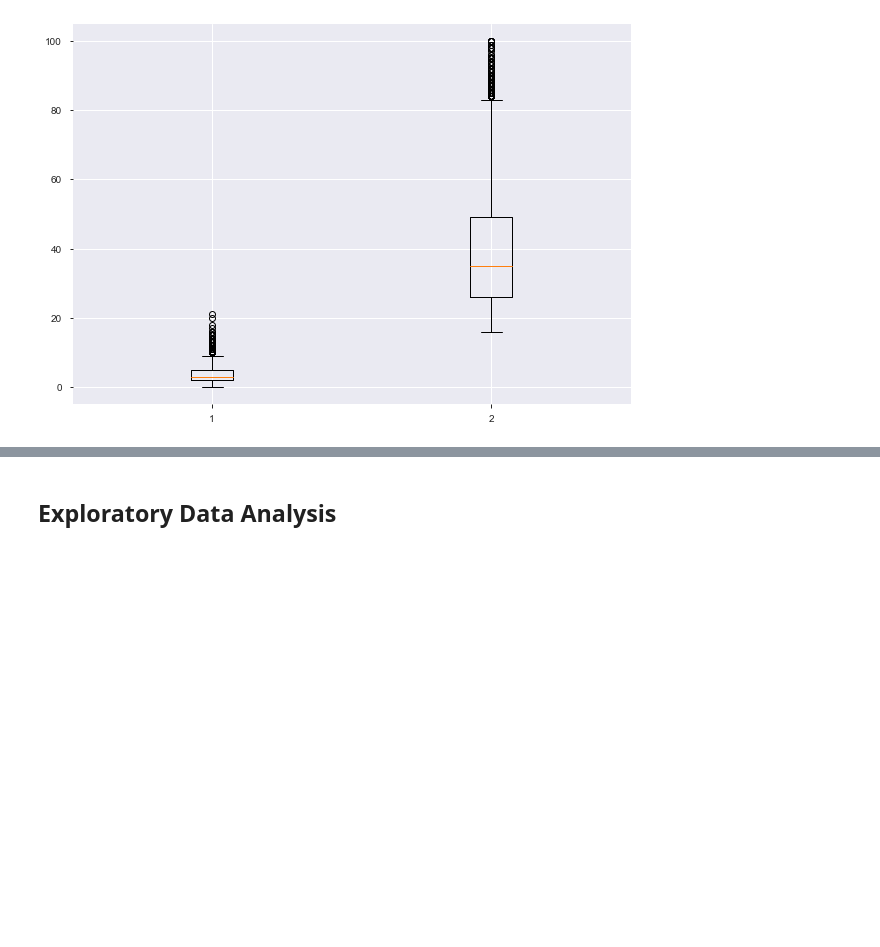
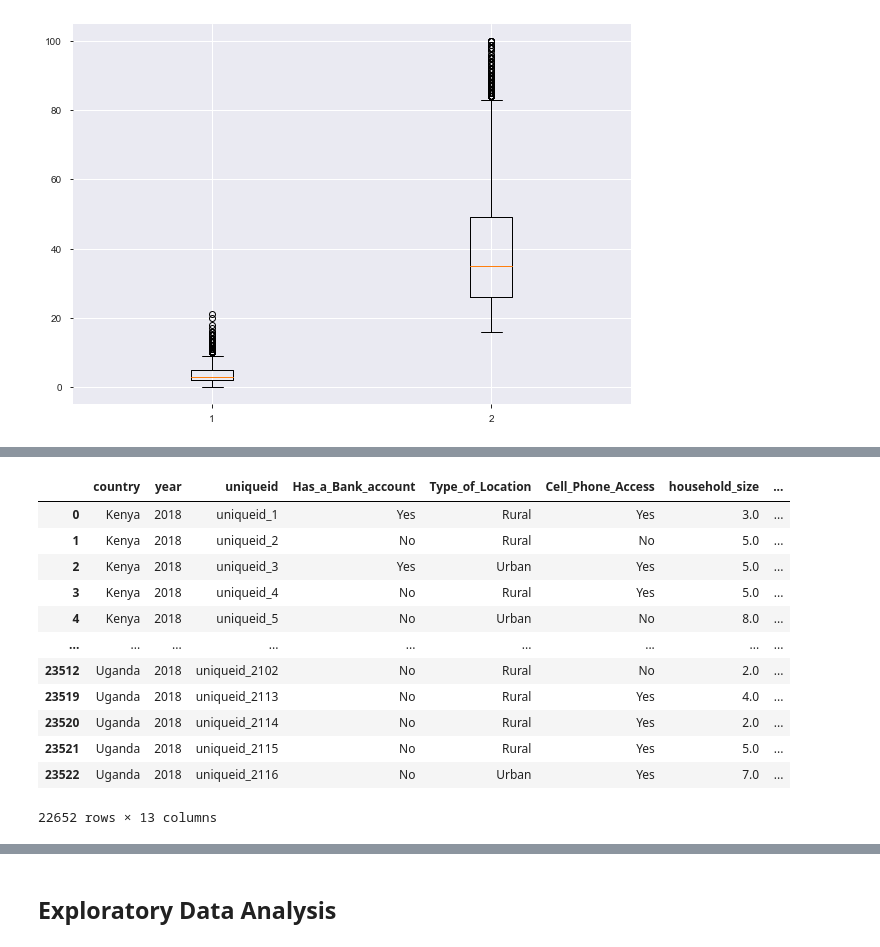
Before and after one commit to cap-blurr/Financial_inclusion_prediction, a Jupyter notebook: Fin_access.ipynb, the cells around one changed output, grey strips where cells are left out. Saved outputs shown, nothing was run; the diff lists cells and outputs as text; code cells hidden in the pictures; blank space fills up the shorter version.

```diff
--- a/Fin_access.ipynb
+++ b/Fin_access.ipynb
@@ -171,0 +189,16 @@ dtype: float64
+# %%
+df.drop_duplicates(keep = 'first')
+# %% [output]
+|  | country | year | uniqueid | Has_a_Bank_account | Type_of_Location | Cell_Phone_Access | household_size | ... |
+| 0 | Kenya | 2018 | uniqueid_1 | Yes | Rural | Yes | 3.0 | ... |
+| 1 | Kenya | 2018 | uniqueid_2 | No | Rural | No | 5.0 | ... |
+| 2 | Kenya | 2018 | uniqueid_3 | Yes | Urban | Yes | 5.0 | ... |
+| 3 | Kenya | 2018 | uniqueid_4 | No | Rural | Yes | 5.0 | ... |
+| 4 | Kenya | 2018 | uniqueid_5 | No | Urban | No | 8.0 | ... |
+| ... | ... | ... | ... | ... | ... | ... | ... | ... |
+| 23512 | Uganda | 2018 | uniqueid_2102 | No | Rural | No | 2.0 | ... |
+| 23519 | Uganda | 2018 | uniqueid_2113 | No | Rural | Yes | 4.0 | ... |
+| 23520 | Uganda | 2018 | uniqueid_2114 | No | Rural | Yes | 2.0 | ... |
+| 23521 | Uganda | 2018 | uniqueid_2115 | No | Rural | Yes | 5.0 | ... |
+| 23522 | Uganda | 2018 | uniqueid_2116 | No | Urban | Yes | 7.0 | ... |
+22652 rows × 13 columns
```
Also changed, not shown: parts of 35 cells of this notebook.
